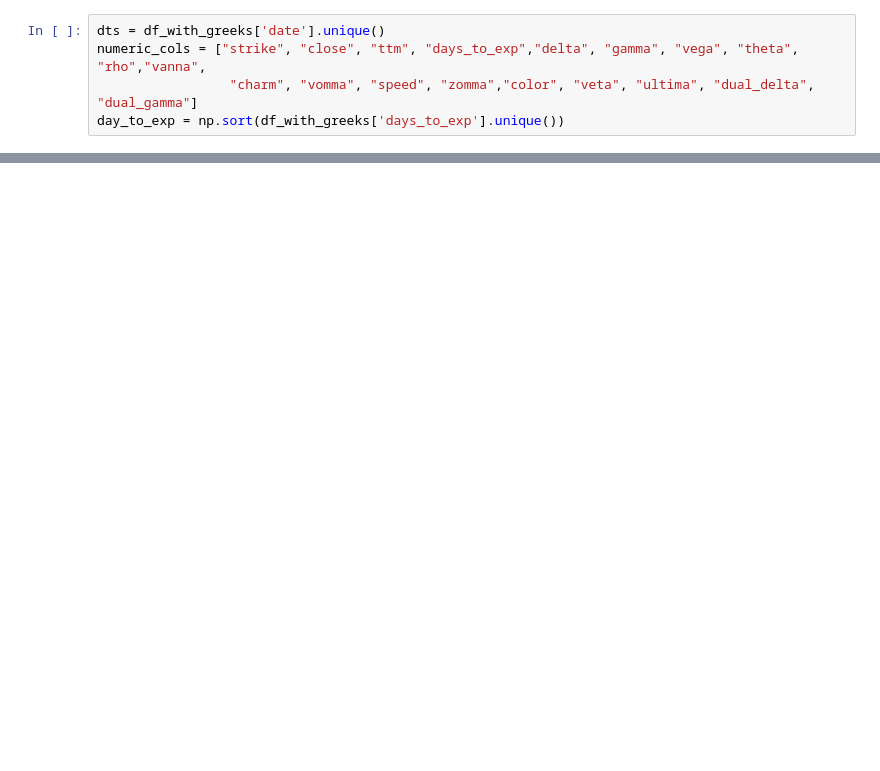
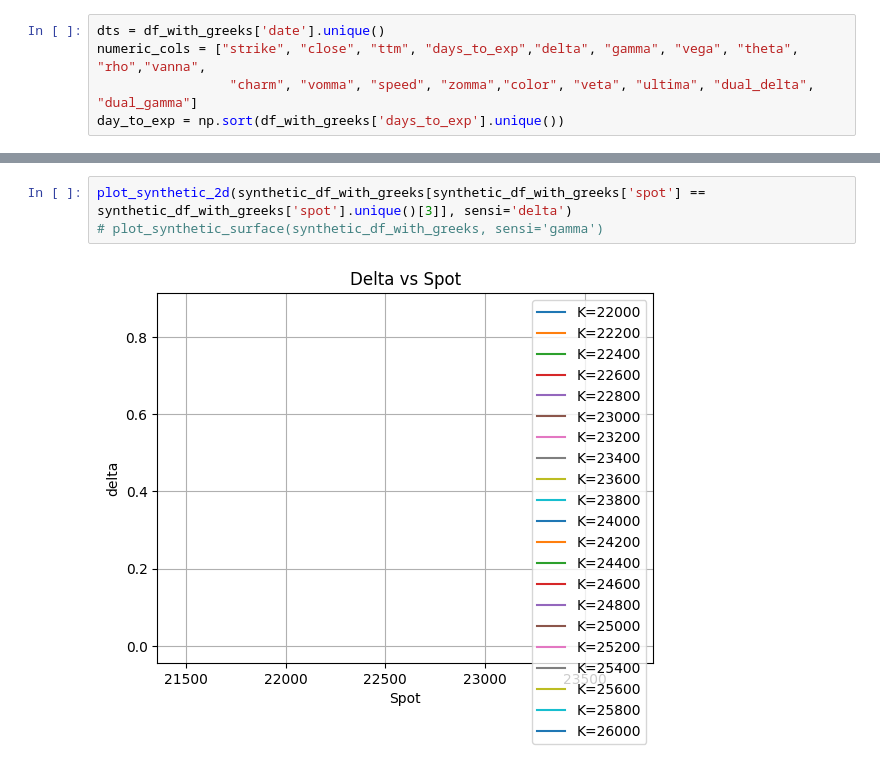
Before and after one commit to akhil-cv/IE612, a Jupyter notebook: Sensi.ipynb, the cells around one changed output, grey strips where cells are left out. Saved outputs shown, nothing was run; the diff lists cells and outputs as text; blank space fills up the shorter version.

```diff
--- a/Sensi.ipynb
+++ b/Sensi.ipynb
@@ -261,0 +618,5 @@ plt.show()
+# %%
+plot_synthetic_2d(synthetic_df_with_greeks[synthetic_df_with_greeks['spot'] == synthetic_df_with_greeks['spot'].unique()[3]], sensi='delta')
+# plot_synthetic_surface(synthetic_df_with_greeks, sensi='gamma')
+# %% [output]
+[figure, added]
```
Also changed, not shown: parts of 21 cells of this notebook, 3 other files.
